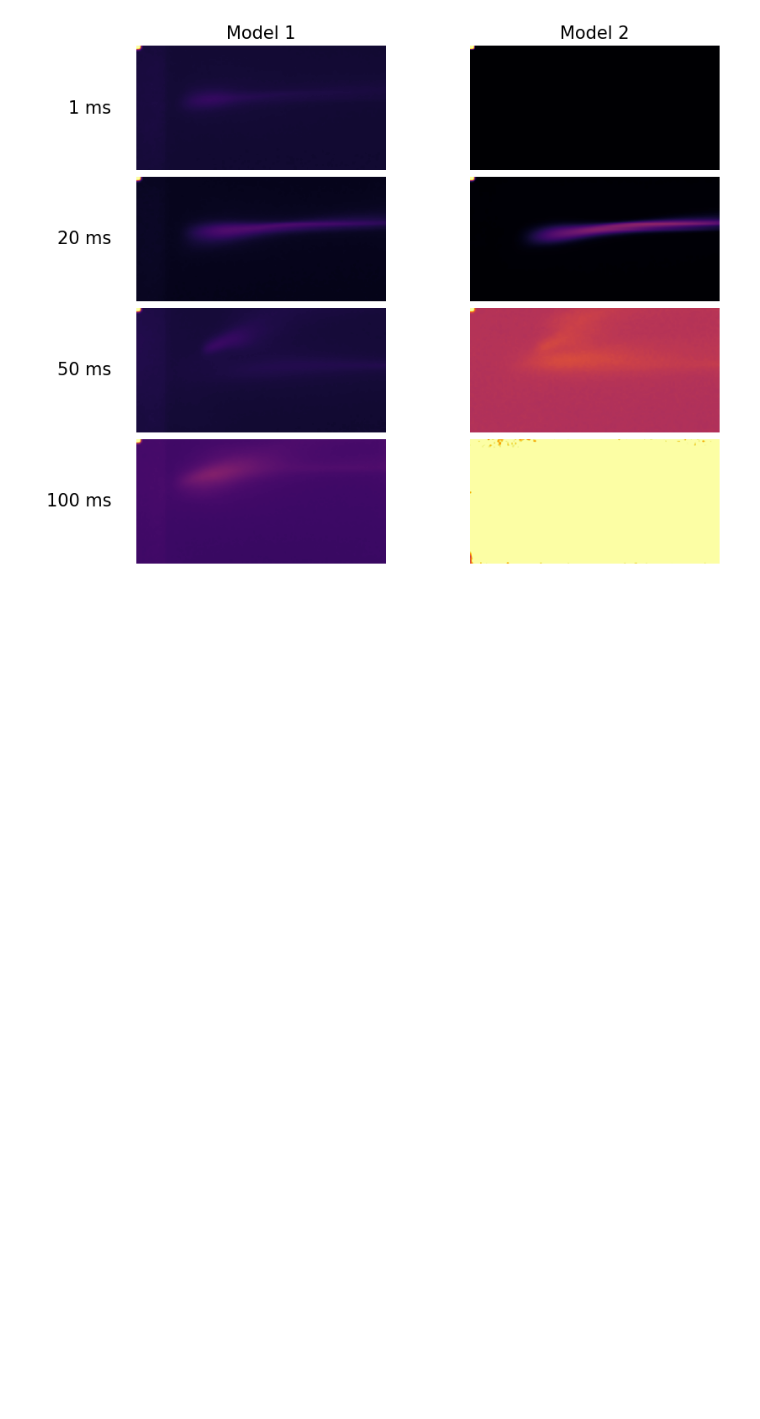
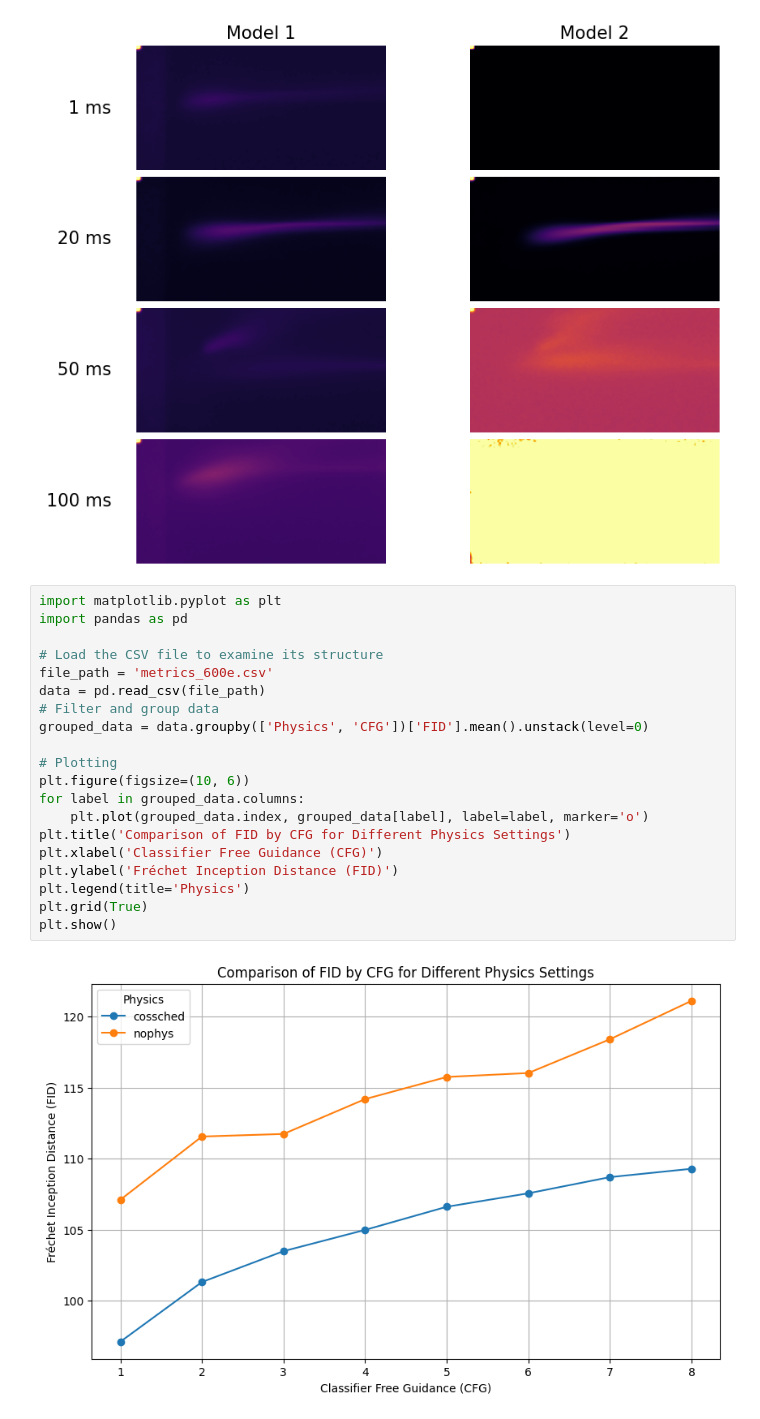
Before and after one commit to Jechmate/diffAE-elibeams, a Jupyter notebook: metrics.ipynb, the cells around one changed output. Cells and saved outputs as stored; diff of their text form; blank space fills up the shorter version.

```diff
--- a/metrics.ipynb
+++ b/metrics.ipynb
@@ -742,3 +742,25 @@ def compare_avg_plot(folder1, folder2):
 compare_avg_plot('model1', 'model2')
 # %% [output]
 [figure]
+# %%
+import matplotlib.pyplot as plt
+import pandas as pd
+
+# Load the CSV file to examine its structure
+file_path = 'metrics_600e.csv'
+data = pd.read_csv(file_path)
+# Filter and group data
+grouped_data = data.groupby(['Physics', 'CFG'])['FID'].mean().unstack(level=0)
+
+# Plotting
+plt.figure(figsize=(10, 6))
+for label in grouped_data.columns:
+    plt.plot(grouped_data.index, grouped_data[label], label=label, marker='o')
+plt.title('Comparison of FID by CFG for Different Physics Settings')
+plt.xlabel('Classifier Free Guidance (CFG)')
+plt.ylabel('Fréchet Inception Distance (FID)')
+plt.legend(title='Physics')
+plt.grid(True)
+plt.show()
+# %% [output]
+[figure, added]
```
Also changed, not shown: 17 other files.
